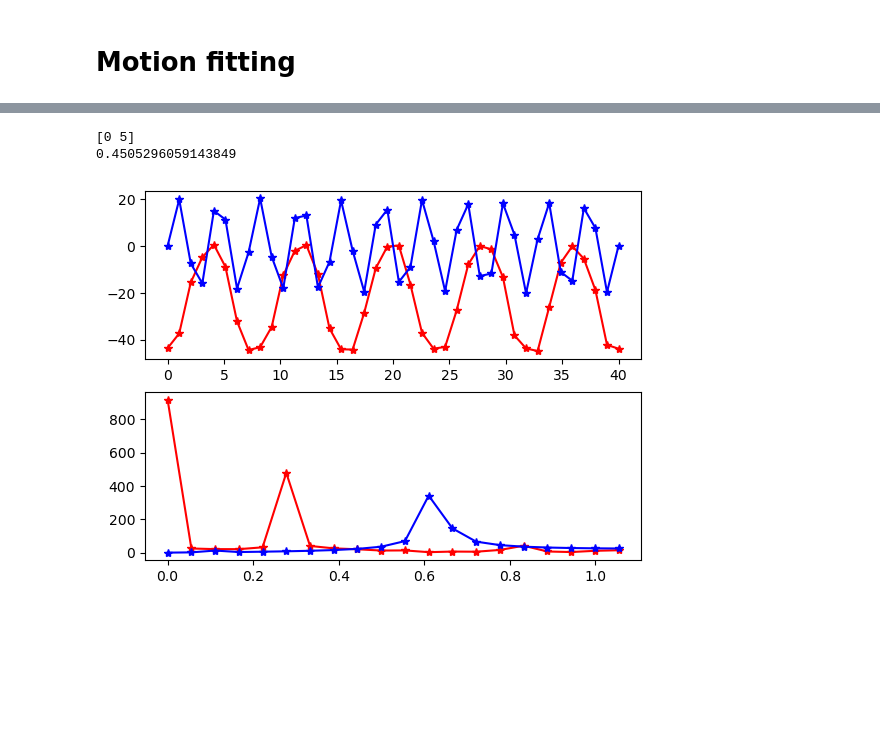
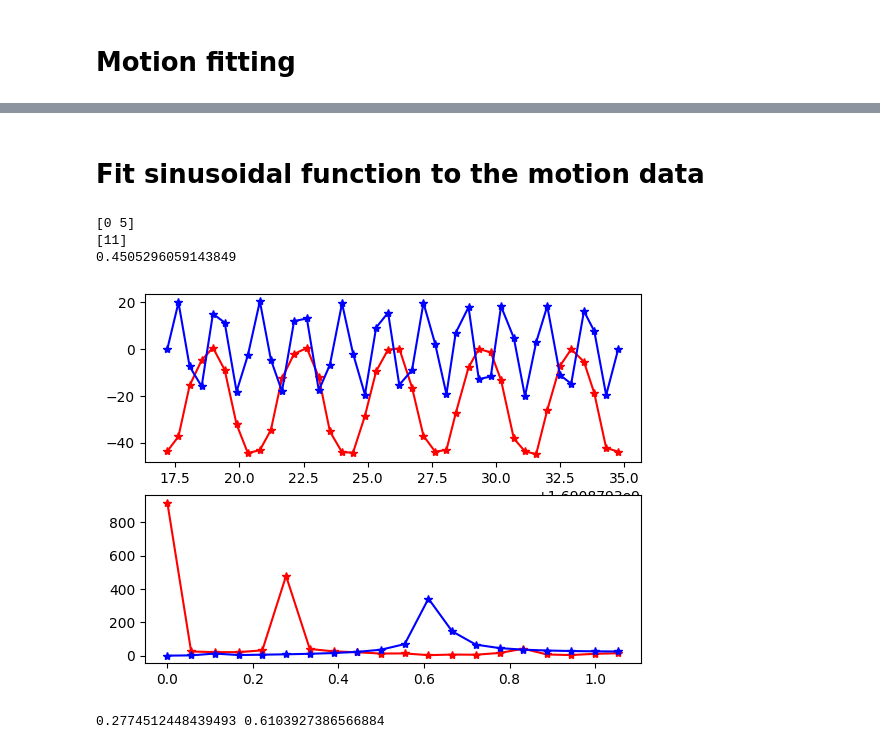
Before and after one commit to Kexin-Wei/lite6Robot_demo, a Jupyter notebook: motion_tracking/Motion_fitting.ipynb, the cells around one changed output, grey strips where cells are left out. Cells and saved outputs as stored; diff of their text form; code cells hidden in the pictures; blank space fills up the shorter version.

```diff
--- a/motion_tracking/Motion_fitting.ipynb
+++ b/motion_tracking/Motion_fitting.ipynb
@@ -11,4 +12,6 @@ from lib.folder import FolderMg
 dataPath = "algo_data"
 dataMg = FolderMg(dataPath)
 dataMg.ls()
+file = dataMg.files[0]
+print("Read file", file.name)
 # %% [output]
@@ -25,3 +28,0 @@ Current Folder 'algo_data' contains 4 files, which are:
-# %%
-file = dataMg.files[1]
-print(file.name)
@@ -68,8 +61,10 @@ print(timestamp.shape)
 # %%
-T = 40
+T = len(timestamp)
+T = 50
 trajectory = pos_collection[:T]
 t = timestamp[:T]
-
+x=trajectory[:,0]
+y=trajectory[:,1]
 
 fig = plt.figure()
 ax = fig.add_subplot(311)
@@ -92 +302,3 @@ plt.show()
+# %% [markdown]
+# Fit sinusoidal function to the motion data
 # %%
@@ -97,30 +309,38 @@ y = trajectory[:,1]
 # %%
 X=y
 N = len(y)
 
 # Compute the FFT
 yf = scipy.fftpack.fft(y)
-idx = np.where(np.abs(yf[:N//2])>200)[0]
-print(idx)
+idx_y = np.where(np.abs(yf[:N//2])>200)[0]
+print(idx_y)
 
 x = np.linspace(0,N,N)
 z = 20*np.sin(50.0 * 2.0*np.pi*x) + 0.5*np.sin(80.0 * 2.0*np.pi*x)
 zf = scipy.fftpack.fft(z)
+idx_z = np.where(np.abs(zf[:N//2])>200)[0]
+print(idx_z)
 
 # frequency
 dt = np.diff(t).mean()
 print(dt)
 freq = np.fft.fftfreq(N, d=dt)
 
 fig = plt.figure()
 ax = fig.add_subplot(211)
-ax.plot(x,y,'r*-')
-ax.plot(x,z,'b*-')
+ax.plot(t,y,'r*-')
+ax.plot(t,z,'b*-')
 ax = fig.add_subplot(212)
 ax.plot(freq[:N//2],abs(yf[:N//2]),'r*-')
 ax.plot(freq[:N//2],abs(zf[:N//2]),'b*-')
 plt.show()
+
+guess_freq_y = freq[idx_y[-1]]
+guess_freq_z = freq[idx_z[-1]]
+print(guess_freq_y, guess_freq_z)
 # %% [output]
 [0 5]
+[11]
 0.4505296059143849
-[figure, old version]
+[figure, new version]
+0.2774512448439493 0.6103927386566884
```
Also changed, not shown: parts of 28 cells of this notebook, 5 other files.
